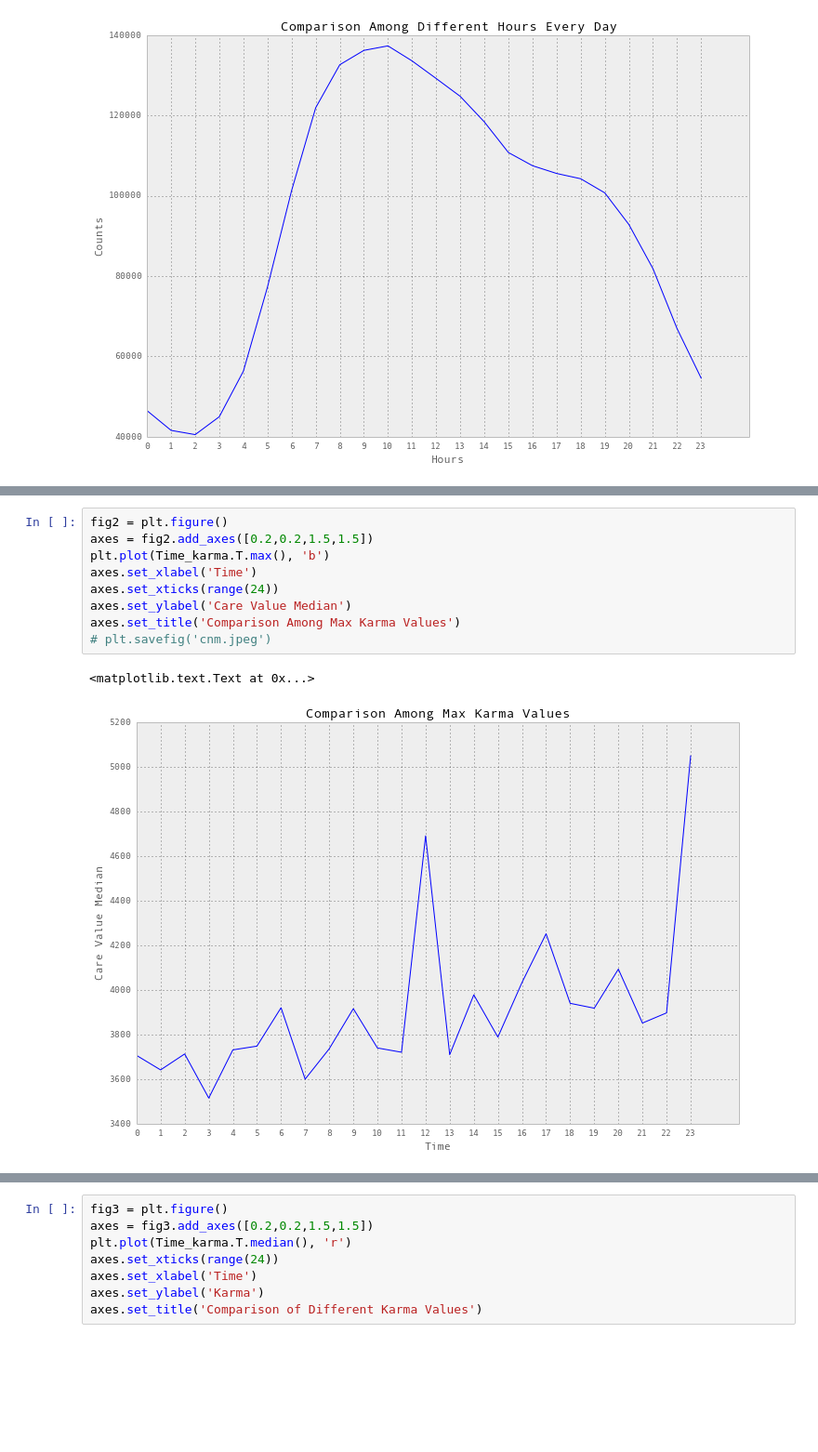
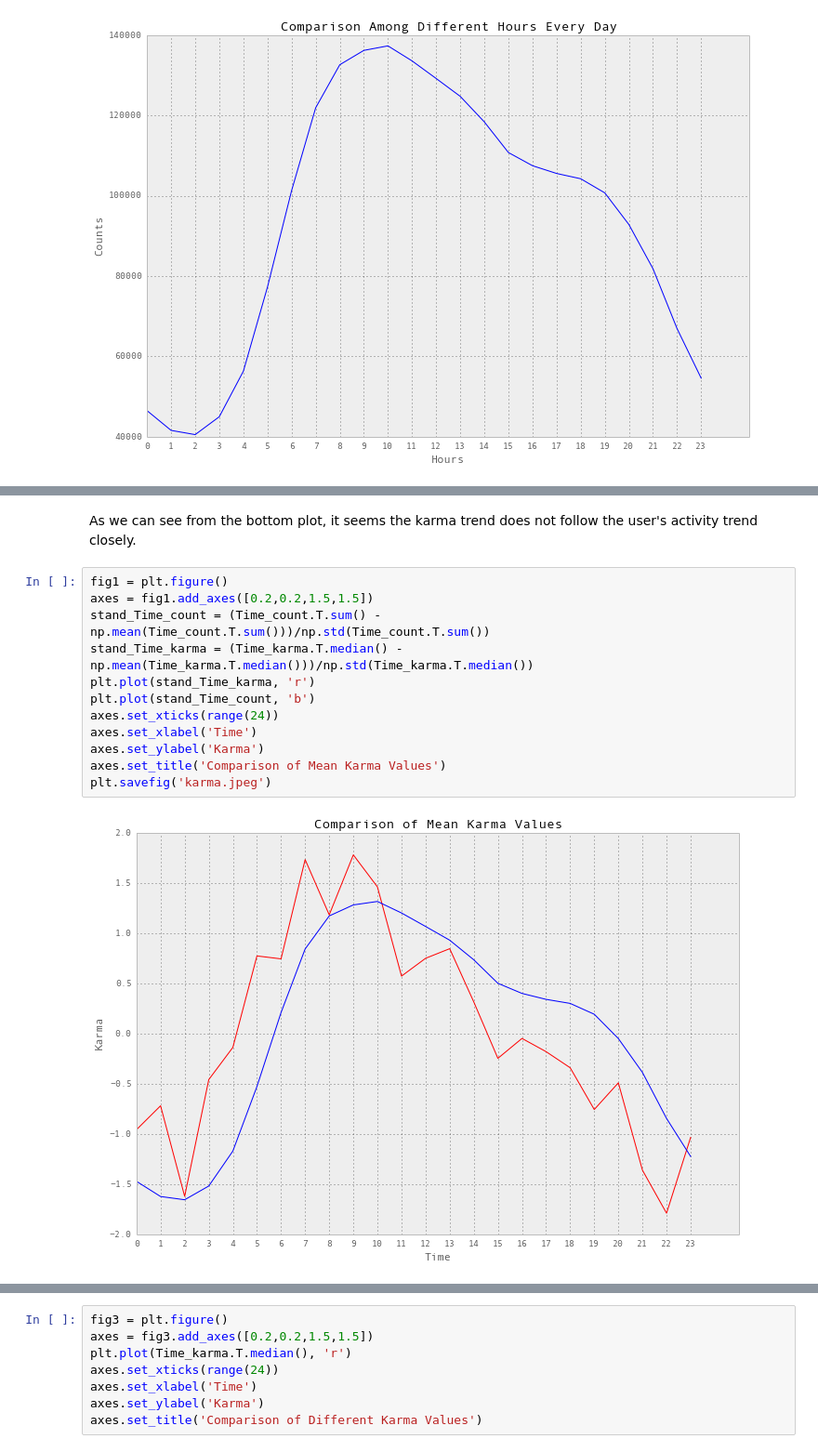
Before and after one commit to grepJimmyGu/capstone, a Jupyter notebook: Reddit Data Insight.ipynb, the cells around one changed output, grey strips where cells are left out. Shown: that part at 93% size. Cells and saved outputs as stored; diff of their text form; blank space fills up the shorter version.

```diff
--- a/Reddit Data Insight.ipynb
+++ b/Reddit Data Insight.ipynb
@@ -255,12 +293,16 @@ plt.savefig('Care_value.jpeg')
+# %% [markdown]
+As we can see from the bottom plot, it seems the karma trend does not follow the user's activity trend closely.
 # %%
-fig2 = plt.figure()
-axes = fig2.add_axes([0.2,0.2,1.5,1.5])
-plt.plot(Time_karma.T.max(), 'b')
+fig1 = plt.figure()
+axes = fig1.add_axes([0.2,0.2,1.5,1.5])
+stand_Time_count = (Time_count.T.sum() - np.mean(Time_count.T.sum()))/np.std(Time_count.T.sum())
+stand_Time_karma = (Time_karma.T.median() - np.mean(Time_karma.T.median()))/np.std(Time_karma.T.median())
+plt.plot(stand_Time_karma, 'r')
+plt.plot(stand_Time_count, 'b')
+axes.set_xticks(range(24))
 axes.set_xlabel('Time')
-axes.set_xticks(range(24))
-axes.set_ylabel('Care Value Median')
-axes.set_title('Comparison Among Max Karma Values')
-# plt.savefig('cnm.jpeg')
+axes.set_ylabel('Karma')
+axes.set_title('Comparison of Mean Karma Values')
+plt.savefig('karma.jpeg')
 # %% [output]
-<matplotlib.text.Text at 0x...>
-[figure, old version]
+[figure, new version]
```
Also changed, not shown: parts of 22 cells of this notebook.
